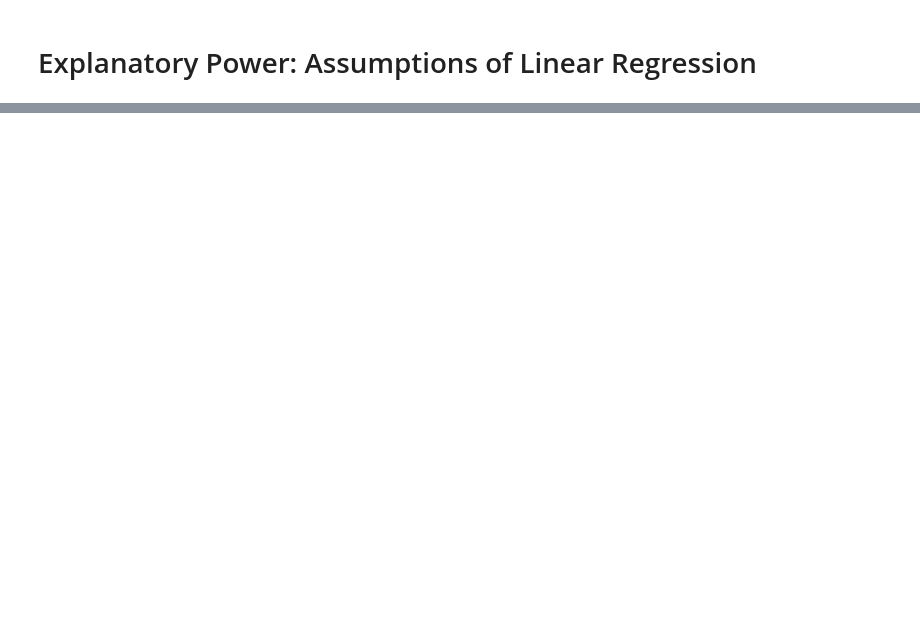
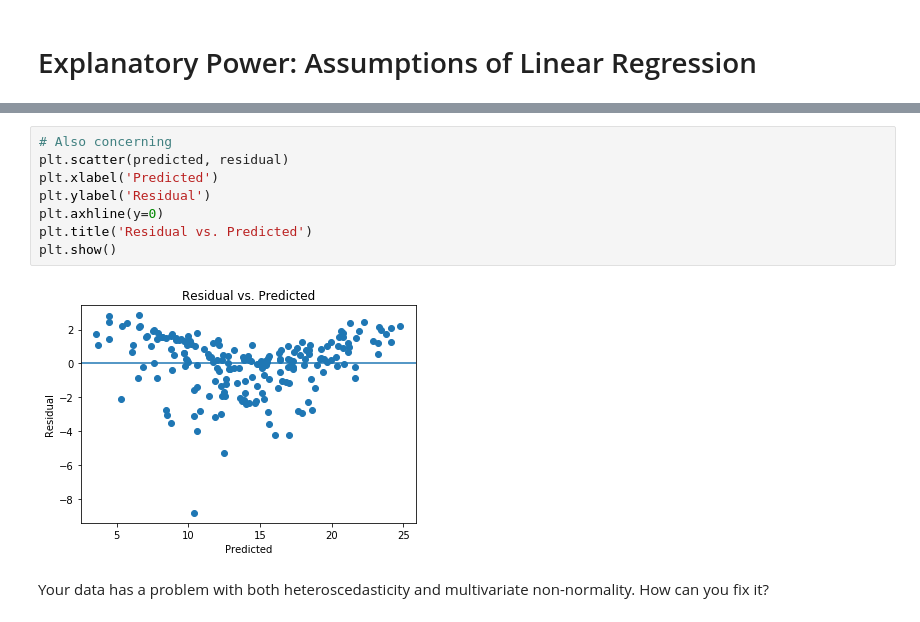
Before and after one commit to esthersweon/thinkful, a Jupyter notebook: main/unit_2/lesson_4_project_3.ipynb, the cells around one changed output, grey strips where cells are left out. Cells and saved outputs as stored; diff of their text form; blank space fills up the shorter version.

```diff
--- a/main/unit_2/lesson_4_project_3.ipynb
+++ b/main/unit_2/lesson_4_project_3.ipynb
@@ -26,0 +120,12 @@ HTML('''
+# %%
+# Also concerning
+plt.scatter(predicted, residual)
+plt.xlabel('Predicted')
+plt.ylabel('Residual')
+plt.axhline(y=0)
+plt.title('Residual vs. Predicted')
+plt.show()
+# %% [output]
+[figure, added]
+# %% [markdown]
+Your data has a problem with both heteroscedasticity and multivariate non-normality. How can you fix it?
```
Also changed, not shown: parts of 10 cells of this notebook.
